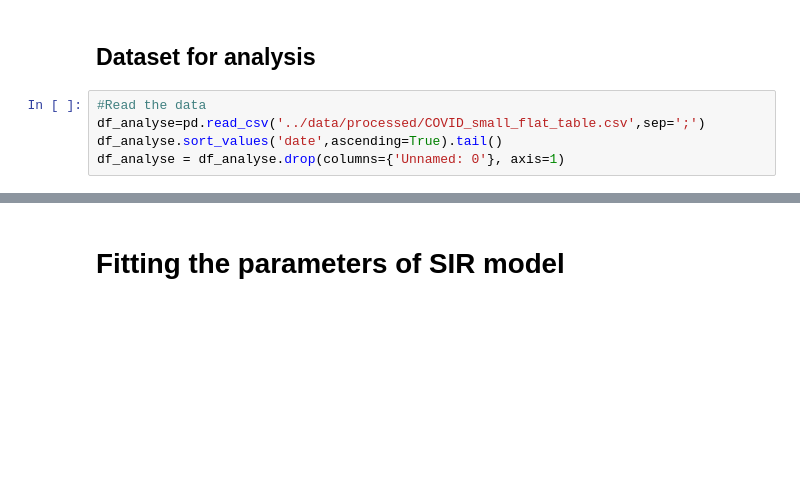
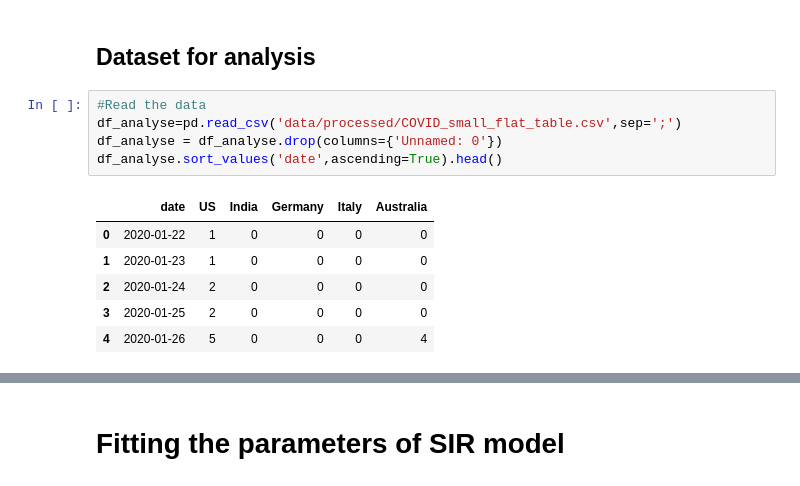
Before and after one commit to dheerajvarma24/Covid-dashboard-for-data-analysis, a Jupyter notebook: notebooks/Entreprise Data Science submission part 4.ipynb, the cells around one changed output, grey strips where cells are left out. Saved outputs shown, nothing was run; the diff lists cells and outputs as text; blank space fills up the shorter version.

```diff
--- a/notebooks/Entreprise Data Science submission part 4.ipynb
+++ b/notebooks/Entreprise Data Science submission part 4.ipynb
@@ -24,6 +34,13 @@ pd.set_option('display.max_rows', 1000)
 ## Dataset for analysis
 # %%
 #Read the data
-df_analyse=pd.read_csv('../data/processed/COVID_small_flat_table.csv',sep=';')
-df_analyse.sort_values('date',ascending=True).tail()
-df_analyse = df_analyse.drop(columns={'Unnamed: 0'}, axis=1)
+df_analyse=pd.read_csv('data/processed/COVID_small_flat_table.csv',sep=';')
+df_analyse = df_analyse.drop(columns={'Unnamed: 0'})
+df_analyse.sort_values('date',ascending=True).head()
+# %% [output]
+|  | date | US | India | Germany | Italy | Australia |
+| 0 | 2020-01-22 | 1 | 0 | 0 | 0 | 0 |
+| 1 | 2020-01-23 | 1 | 0 | 0 | 0 | 0 |
+| 2 | 2020-01-24 | 2 | 0 | 0 | 0 | 0 |
+| 3 | 2020-01-25 | 2 | 0 | 0 | 0 | 0 |
+| 4 | 2020-01-26 | 5 | 0 | 0 | 0 | 4 |
```
Also changed, not shown: parts of 22 cells of this notebook, 4 other files.
